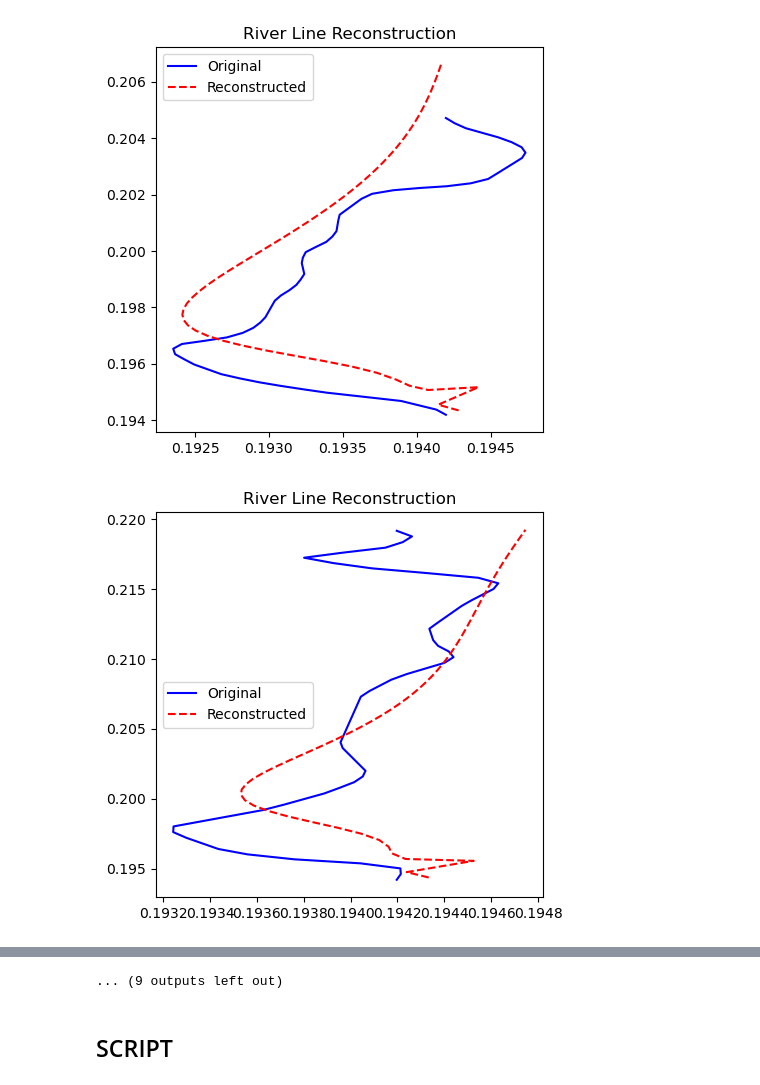
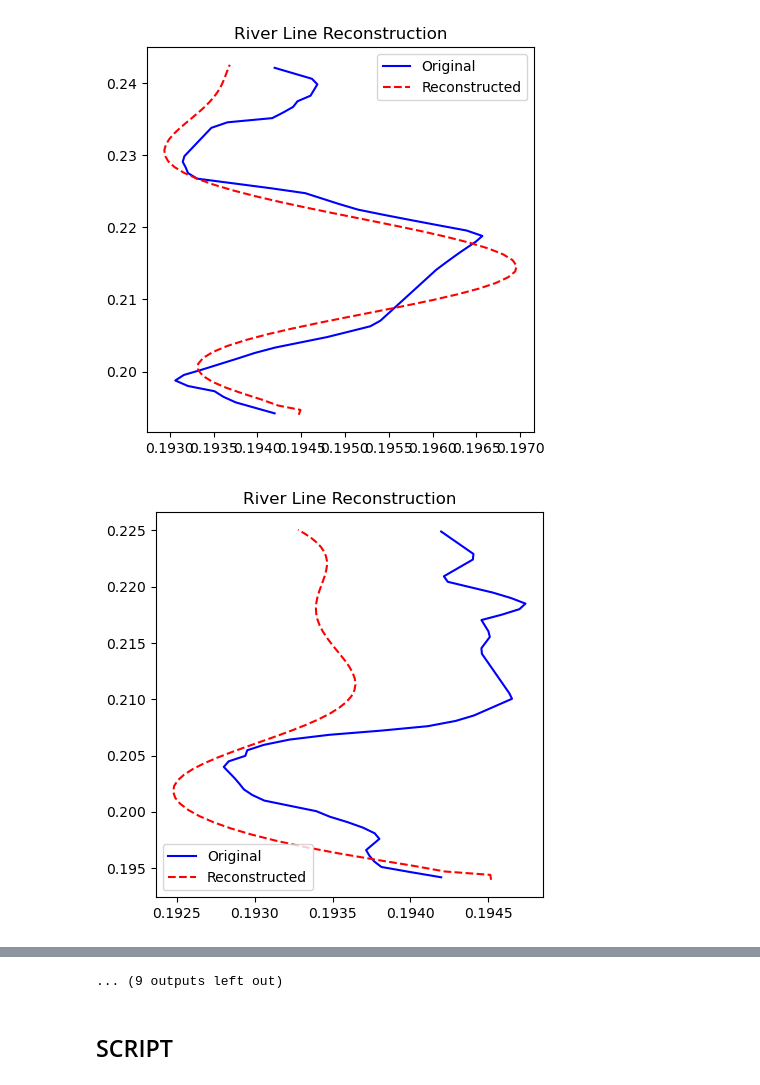
Before and after one commit to Piviwo/line-displacement, a Jupyter notebook: models/new_autoencoder.ipynb, the cells around one changed output, grey strips where cells are left out. Drawn from its saved outputs; the diff is of its cells as text; code cells hidden in the pictures.

```diff
--- a/models/new_autoencoder.ipynb
+++ b/models/new_autoencoder.ipynb
@@ -18,24 +18,37 @@ PATH_TRAINING_A = '../data/preprocessing/normalized/normalized_global_original.n
 lines_a_noisy = np.load(PATH_TRAINING_A)[:1000]
 train_norm, val_norm = train_test_split(lines_a_noisy, test_size=0.1, random_state=42)
 # %%
-timesteps = 64
-features = 2
-latent_dim = 16
+# timesteps = 64
+# features = 2
+# latent_dim = 16
 
-inputs = Input(shape=(timesteps, features))
+# inputs = Input(shape=(timesteps, features))
 
-# Encoder
-encoded = LSTM(64, return_sequences=True)(inputs)
-encoded = LSTM(latent_dim)(encoded)
+# encoded = LSTM(128, return_sequences=True)(inputs)
+# encoded = LSTM(64, return_sequences=True)(encoded)
+# encoded = LSTM(latent_dim)(encoded)
 
-# Bottleneck
-decoded = RepeatVector(timesteps)(encoded)
+# decoded = RepeatVector(timesteps)(encoded)
+# decoded = LSTM(64, return_sequences=True)(decoded)
+# decoded = LSTM(128, return_sequences=True)(decoded)
+# decoded = TimeDistributed(Dense(features))(decoded)
 
-# Decoder
-decoded = LSTM(64, return_sequences=True)(decoded)
-decoded = TimeDistributed(Dense(features))(decoded)
+#autoencoder = Model(inputs, decoded)
 
-autoencoder = Model(inputs, decoded)
+latent_dim = 64
+
+inputs = Input(shape=(64, 2))
+x = LSTM(128, return_sequences=True)(inputs)
+x = LSTM(64, return_sequences=True)(x)
+encoded = LSTM(latent_dim)(x)
+
+x = RepeatVector(64)(encoded)
+x = LSTM(64, return_sequences=True)(x)
+x = LSTM(128, return_sequences=True)(x)
+outputs = TimeDistributed(Dense(2))(x)
+
+autoencoder = Model(inputs, outputs)
+
 #autoencoder.summary()
 # %%
 autoencoder.compile(optimizer='adam', loss='mae', metrics=['mae'])
@@ -43,7 +56,7 @@ autoencoder.compile(optimizer='adam', loss='mae', metrics=['mae'])
 history = autoencoder.fit(
     train_norm, train_norm,
     validation_data=(val_norm, val_norm),
-    epochs=200,
+    epochs=300,
     batch_size=32,
     shuffle=True
 )
@@ -68,7 +81,7 @@ Epoch 200/200
 # %%
 early_stop = EarlyStopping(monitor='val_loss', patience=10, restore_best_weights=True)
 # %%
-test_norm = np.load(PATH_TRAINING_A)[1000:1200]
+test_norm = np.load(PATH_TRAINING_A)[1200:1400]
 reconstructed = autoencoder.predict(test_norm)
 
 for i in range(20):
@@ -87,2 +100,2 @@ for i in range(20):
-[figure, old version]
+[figure, new version]
-[figure, old version]
+[figure, new version]
```
Also changed, not shown: parts of 5 cells of this notebook.
